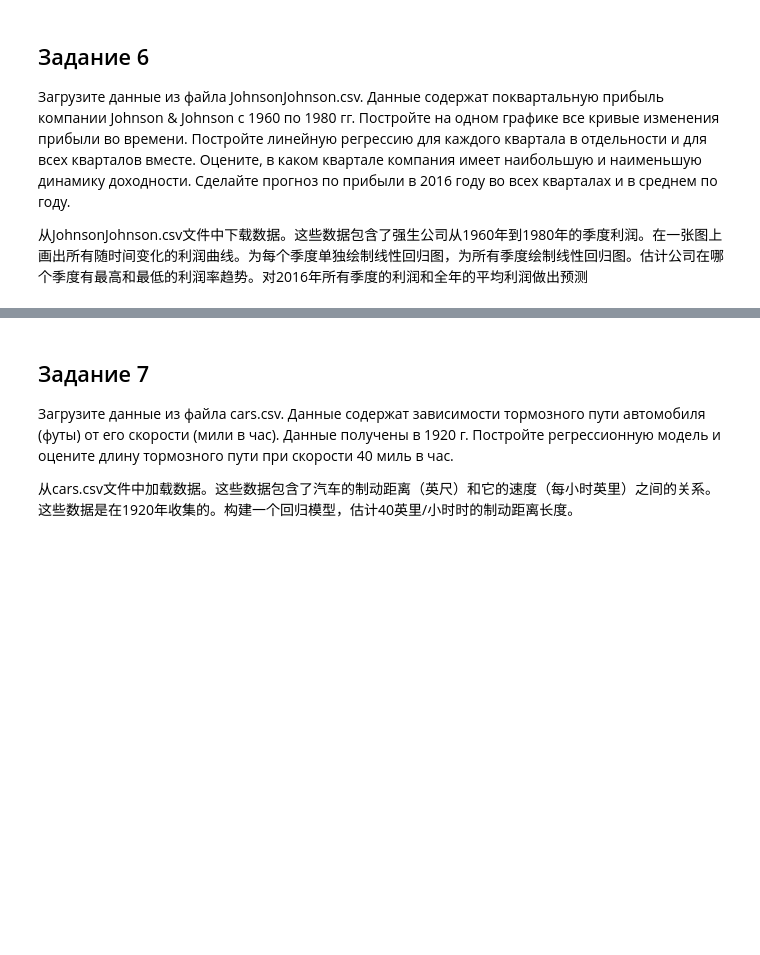
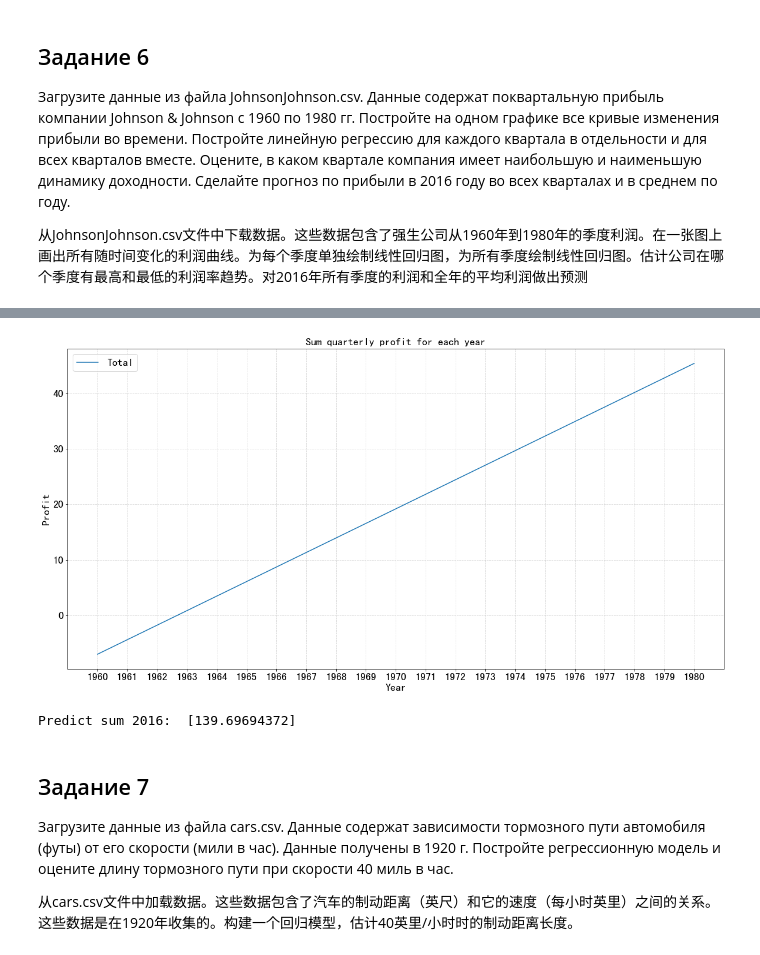
Before and after one commit to NekoSilverFox/Machine-learning, a Jupyter notebook: 150 - 回归算法 - SPbSTU - lab5/lab5 - 线性回归.ipynb, the cells around one changed output, grey strips where cells are left out. Cells and saved outputs as stored; diff of their text form; code cells hidden in the pictures; blank space fills up the shorter version.

```diff
--- a/150 - 回归算法 - SPbSTU - lab5/lab5 - 线性回归.ipynb
+++ b/150 - 回归算法 - SPbSTU - lab5/lab5 - 线性回归.ipynb
@@ -376,3 +397,25 @@ array([[1628.75, 1678.1 , 1772.8 , 2443.6 ],
+# %%
+arr_sum_q_by_year = []
+for year in np.unique(data['year']):
+    sum_q_by_year = data[data['year'] == year]['value'].sum()
+    arr_sum_q_by_year.append(sum_q_by_year)
+estimator = LinearRegression()
+estimator.fit(arr_x, arr_sum_q_by_year)
+y_pred = estimator.predict(X=arr_x)
+plt.figure(figsize=(20, 10))
+plt.plot(tmp_data['year'], y_pred, label='Total')
+plt.legend(fontsize=18)
+plt.title('Sum quarterly profit for each year', size=18)
+plt.xlabel('Year', size=18)
+plt.ylabel('Profit', size=18)
+plt.grid(linestyle='--', alpha=0.5)
+plt.tick_params(labelsize=18)
+plt.show()
+
+print('Predict sum 2016: ', estimator.predict(X=[[2016]]))
+# %% [output]
+[figure, added]
+Predict sum 2016:  [139.69694372]
 # %% [markdown]
 ## Задание 7
 
```
Also changed, not shown: parts of 4 cells of this notebook.
